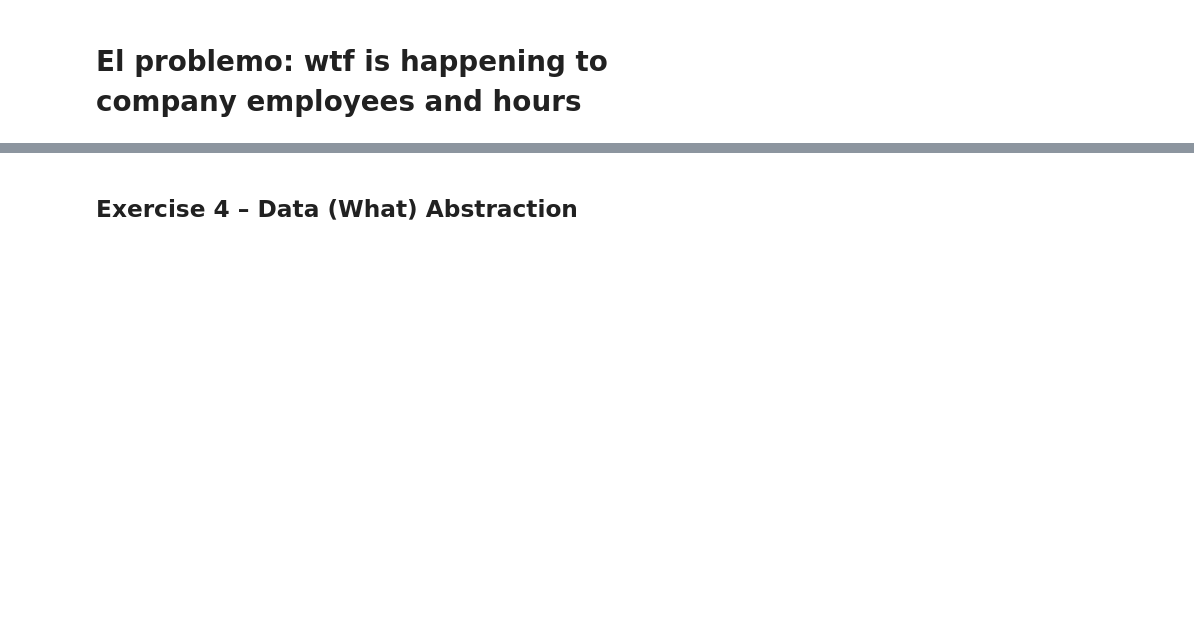
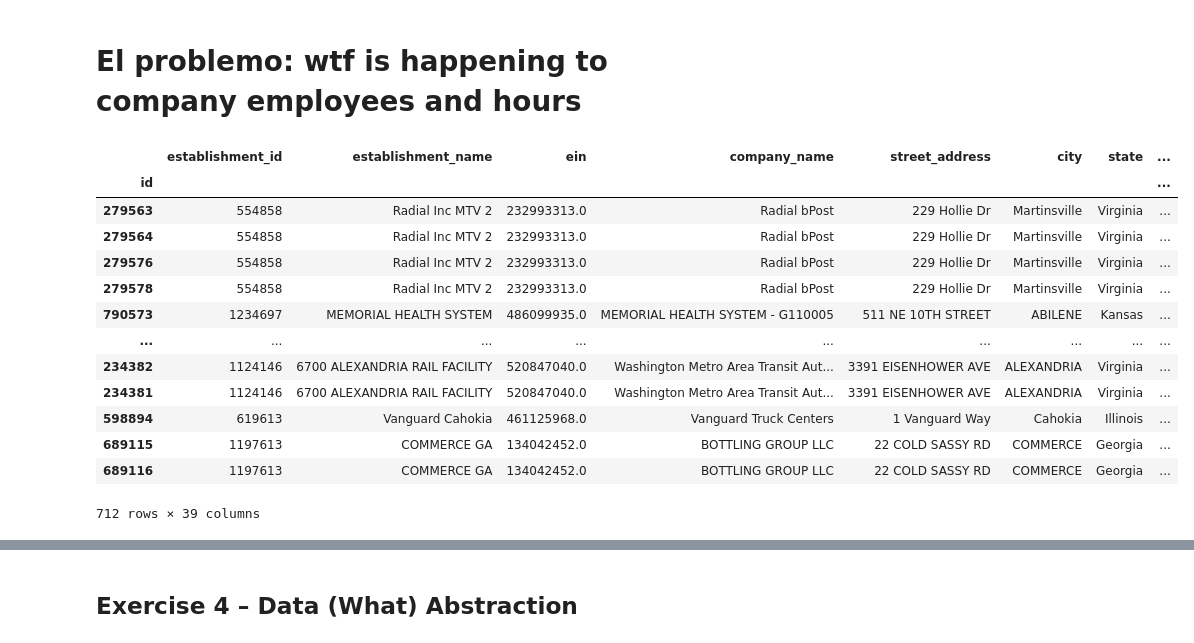
Before and after one commit to gladkykhse/jbi100-visualization-group78, a Jupyter notebook: JBI100_Data_Exploration.ipynb, the cells around one changed output, grey strips where cells are left out. Cells and saved outputs as stored; diff of their text form; code cells hidden in the pictures; blank space fills up the shorter version.

```diff
--- a/JBI100_Data_Exploration.ipynb
+++ b/JBI100_Data_Exploration.ipynb
@@ -466,12 +555,14 @@ def preprocess_dataframe(df: pd.DataFrame) -> pd.DataFrame:
         - Assumes specific formats for date and time columns.
         - Handles invalid or missing data gracefully using pandas' built-in capabilities (e.g., `errors='coerce'`).
     """
-
-    codes_to_drop = ['36-83962', '74-187392']
-    df_copy = df[~df['ein'].isin(codes_to_drop)].drop_duplicates().copy()
-    df_copy["ein"] = (
-        df_copy["ein"].str.replace("Enter EIN", "-1").fillna("-1")
+    df_copy = df.query("annual_average_employees != 0 & total_hours_worked != 0 & company_name != 'Santa Maria Healthcare, Inc.'").copy()
+    df_copy["hours_employee_ratio"] = (
+    df_copy["total_hours_worked"] / df_copy["annual_average_employees"]
     )
+    df_copy = df_copy.query("hours_employee_ratio > 20 & hours_employee_ratio < 5000").drop(columns="hours_employee_ratio")
+    codes_to_drop = ["36-83962", "74-187392"]
+    df_copy = df_copy[~df_copy["ein"].isin(codes_to_drop)].drop_duplicates().copy()
+    df_copy["ein"] = df_copy["ein"].str.replace("Enter EIN", "-1").fillna("-1")
     # Define mappings and preprocessing rules
     to_string = [
         "establishment_id",
@@ -615,16 +706,19 @@ def preprocess_dataframe(df: pd.DataFrame) -> pd.DataFrame:
     )
     df_copy["job_description"] = df_copy["job_description"].fillna("No job description")
 
-
     df_copy["soc_code"] = (
         df_copy["soc_code"].replace("0000", "00-0000").replace("9999", "99-9999")
     )
-    with open(os.path.join("datasets", 'code_to_description.pkl'), 'rb') as file:
+    with open(os.path.join("datasets", "code_to_description.pkl"), "rb") as file:
         category_dict = pickle.load(file)
 
-    df_copy = df_copy.rename(columns={'soc_description': 'soc_description_4'})
+    df_copy = df_copy.rename(columns={"soc_description": "soc_description_4"})
 
-    df_copy[['soc_description_1', 'soc_description_2', 'soc_description_3']] = df_copy['soc_code'].apply(lambda x: category_dict.get(x, ["Not assigned"] * 3 )).apply(pd.Series)
+    df_copy[["soc_description_1", "soc_description_2", "soc_description_3"]] = (
+        df_copy["soc_code"]
+        .apply(lambda x: category_dict.get(x, ["Not assigned"] * 3))
+        .apply(pd.Series)
+    )
     df_copy["soc_description_1"] = df_copy["soc_description_1"].astype("category")
     df_copy["soc_description_2"] = df_copy["soc_description_2"].astype("category")
     df_copy["soc_description_3"] = df_copy["soc_description_3"].astype("category")
@@ -639,12 +733,13 @@ def preprocess_dataframe(df: pd.DataFrame) -> pd.DataFrame:
     for col, fmt in date_columns.items():
         df_copy[col] = pd.to_datetime(df_copy[col], format=fmt, errors="coerce")
 
-
     time_columns = ["time_started_work", "time_of_incident"]
 
     for col in time_columns:
         # Convert to datetime
-        df_copy[col] = pd.to_datetime(df_copy[col], format="%H:%M:%S.%f", errors="coerce")
+        df_copy[col] = pd.to_datetime(
+            df_copy[col], format="%H:%M:%S.%f", errors="coerce"
+        )
         # TODO: potentially duplicated data, but decided to leave both
         # Add hours and minutes columns
         df_copy[f"{col}_hours"] = df_copy[col].dt.hour
@@ -733,10 +838,25 @@ df_preproc.query("total_hours_worked > 2000000000")
 # %%
 ratio_df = df_preproc.copy()
 ratio_df["hours_employee_ratio"] = (
     ratio_df["total_hours_worked"] / ratio_df["annual_average_employees"]
 )
-ratio_df.query("hours_employee_ratio < 1 | hours_employee_ratio > 4000").sort_values(
+ratio_df.query("hours_employee_ratio < 40 | hours_employee_ratio > 4500").sort_values(
     "hours_employee_ratio"
-).groupby("company_name")["establishment_id"].count()
+)
+# %% [output]
+|  | establishment_id | establishment_name | ein | company_name | street_address | city | state | ... |
+| id |  |  |  |  |  |  |  | ... |
+| 279563 | 554858 | Radial Inc MTV 2 | 232993313.0 | Radial bPost | 229 Hollie Dr | Martinsville | Virginia | ... |
+| 279564 | 554858 | Radial Inc MTV 2 | 232993313.0 | Radial bPost | 229 Hollie Dr | Martinsville | Virginia | ... |
+| 279576 | 554858 | Radial Inc MTV 2 | 232993313.0 | Radial bPost | 229 Hollie Dr | Martinsville | Virginia | ... |
+| 279578 | 554858 | Radial Inc MTV 2 | 232993313.0 | Radial bPost | 229 Hollie Dr | Martinsville | Virginia | ... |
+| 790573 | 1234697 | MEMORIAL HEALTH SYSTEM | 486099935.0 | MEMORIAL HEALTH SYSTEM - G110005 | 511 NE 10TH STREET | ABILENE | Kansas | ... |
+| ... | ... | ... | ... | ... | ... | ... | ... | ... |
+| 234382 | 1124146 | 6700 ALEXANDRIA RAIL FACILITY | 520847040.0 | Washington Metro Area Transit Aut... | 3391 EISENHOWER AVE | ALEXANDRIA | Virginia | ... |
+| 234381 | 1124146 | 6700 ALEXANDRIA RAIL FACILITY | 520847040.0 | Washington Metro Area Transit Aut... | 3391 EISENHOWER AVE | ALEXANDRIA | Virginia | ... |
+| 598894 | 619613 | Vanguard Cahokia | 461125968.0 | Vanguard Truck Centers | 1 Vanguard Way | Cahokia | Illinois | ... |
+| 689115 | 1197613 | COMMERCE GA | 134042452.0 | BOTTLING GROUP LLC | 22 COLD SASSY RD | COMMERCE | Georgia | ... |
+| 689116 | 1197613 | COMMERCE GA | 134042452.0 | BOTTLING GROUP LLC | 22 COLD SASSY RD | COMMERCE | Georgia | ... |
+712 rows × 39 columns
 # %%
 analyze_and_plot_missing_values(df_preproc)
```
Also changed, not shown: parts of 20 cells of this notebook, 1 other file.
